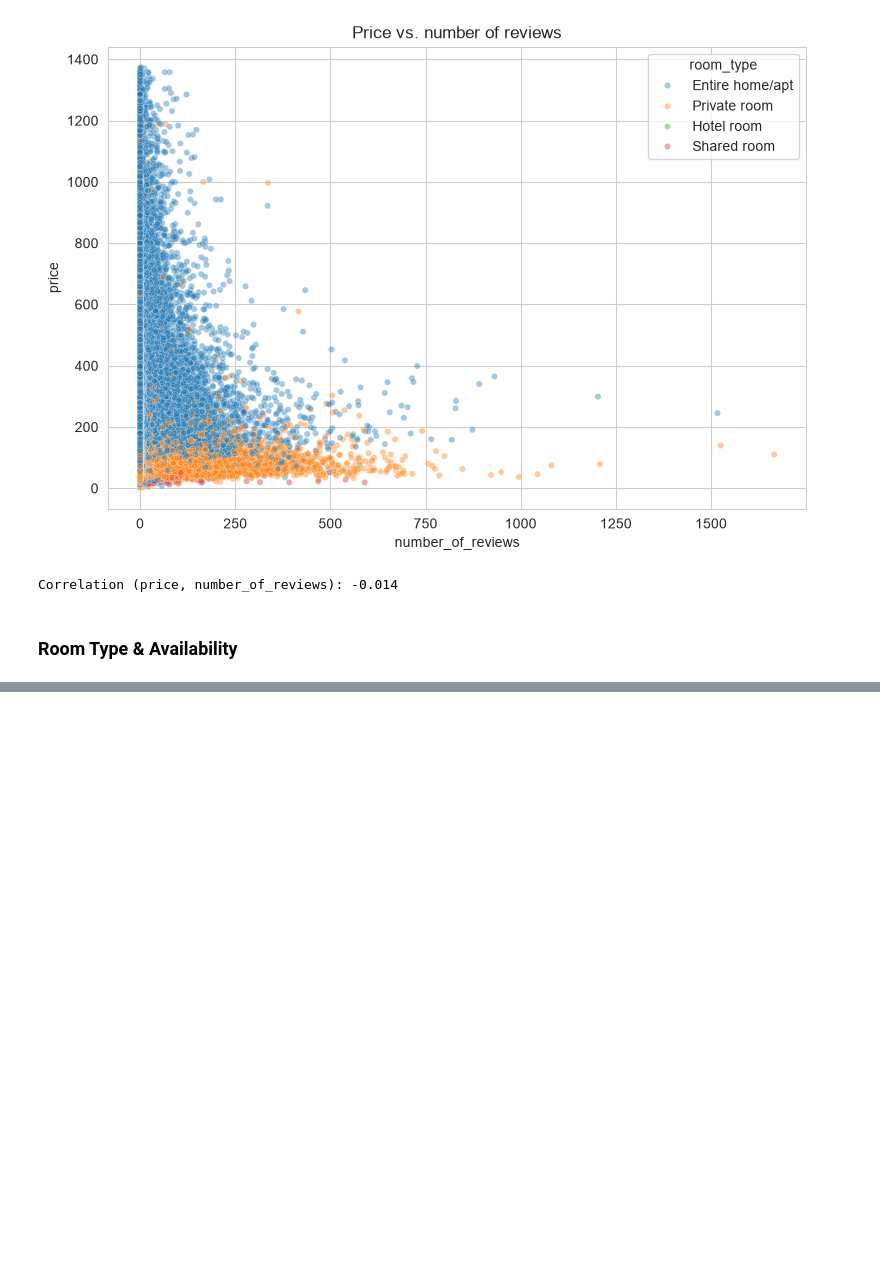
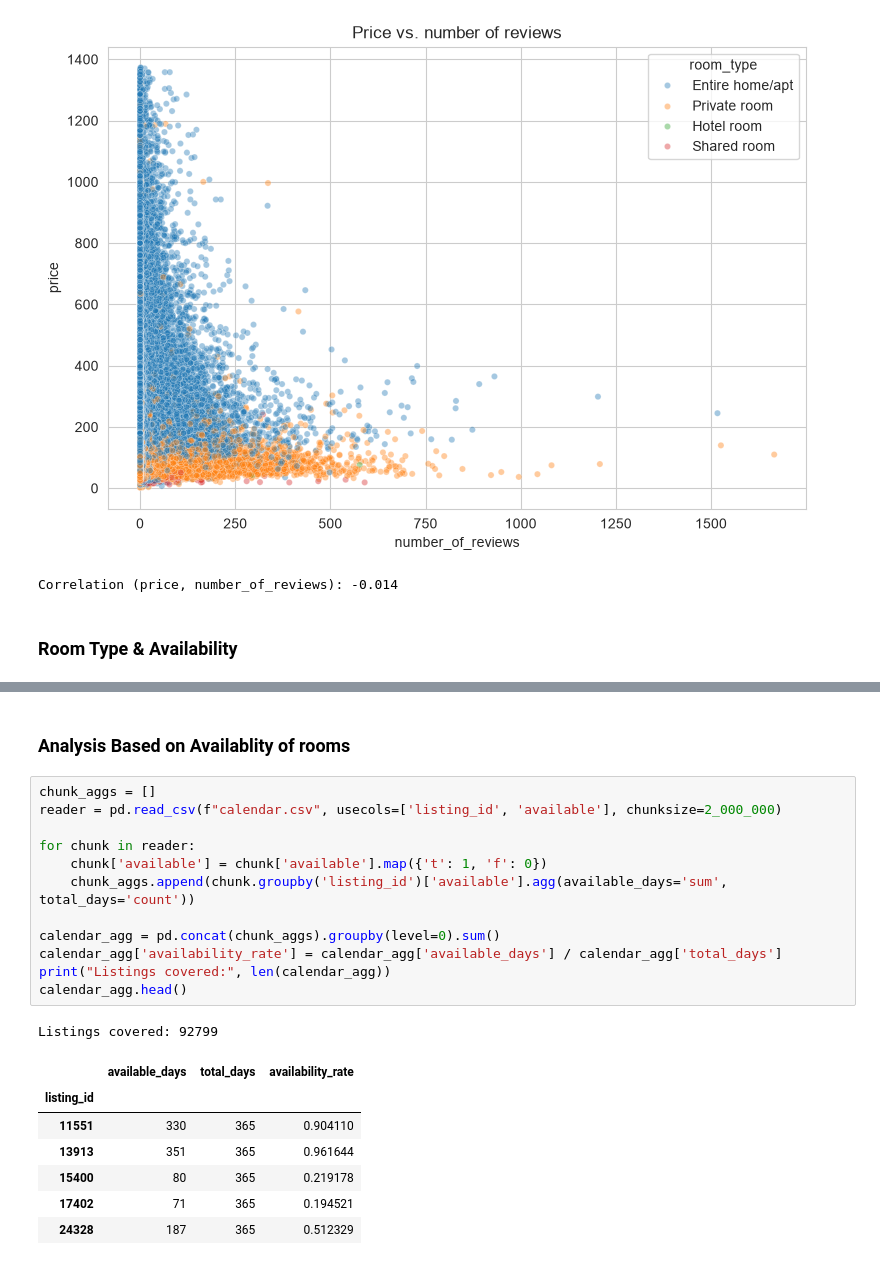
Before and after one commit to Engineer-purvesh18/AirBnb_Analysis, a Jupyter notebook: main.ipynb, the cells around one changed output, grey strips where cells are left out. Saved outputs shown, nothing was run; the diff lists cells and outputs as text; blank space fills up the shorter version.

```diff
--- a/main.ipynb
+++ b/main.ipynb
@@ -303,0 +322,23 @@ plt.show()
+# %% [markdown]
+### Analysis Based on Availablity of rooms
+# %%
+chunk_aggs = []
+reader = pd.read_csv(f"calendar.csv", usecols=['listing_id', 'available'], chunksize=2_000_000)
+
+for chunk in reader:
+    chunk['available'] = chunk['available'].map({'t': 1, 'f': 0})
+    chunk_aggs.append(chunk.groupby('listing_id')['available'].agg(available_days='sum', total_days='count'))
+
+calendar_agg = pd.concat(chunk_aggs).groupby(level=0).sum()
+calendar_agg['availability_rate'] = calendar_agg['available_days'] / calendar_agg['total_days']
+print("Listings covered:", len(calendar_agg))
+calendar_agg.head()
+# %% [output]
+Listings covered: 92799
+|  | available_days | total_days | availability_rate |
+| listing_id |  |  |  |
+| 11551 | 330 | 365 | 0.904110 |
+| 13913 | 351 | 365 | 0.961644 |
+| 15400 | 80 | 365 | 0.219178 |
+| 17402 | 71 | 365 | 0.194521 |
+| 24328 | 187 | 365 | 0.512329 |
```
Also changed, not shown: parts of 3 cells of this notebook.
